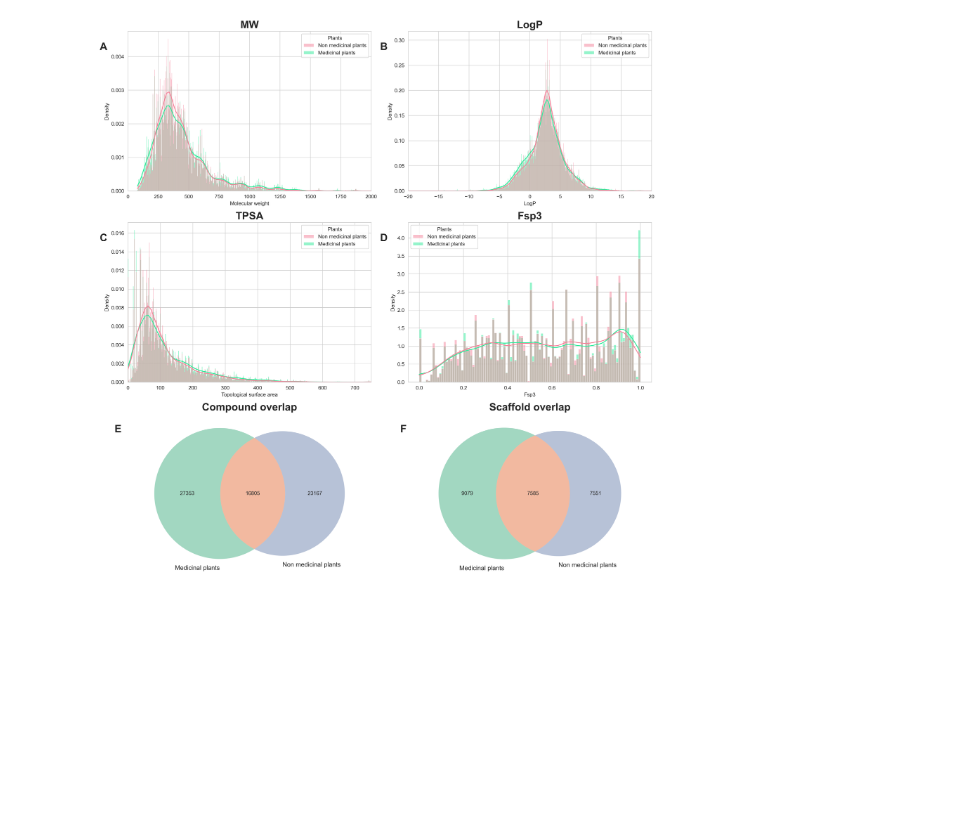
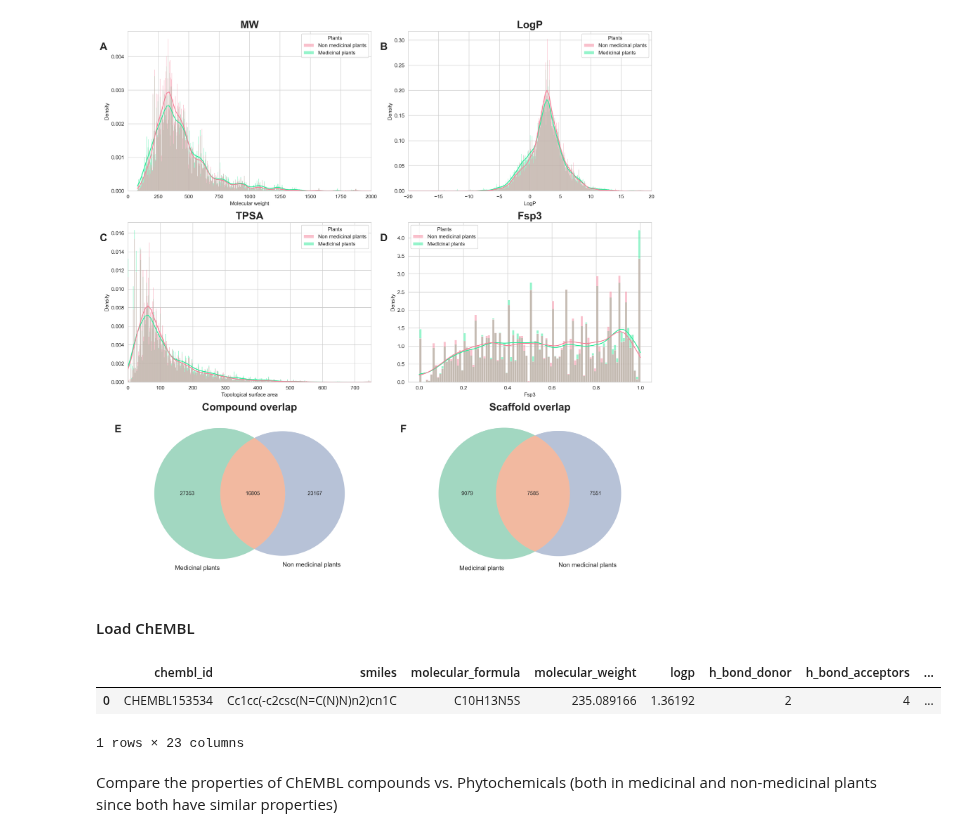
Before and after one commit to enveda/plant-chemical-space, a Jupyter notebook: notebooks/4_chemical_properties_med_vs_non_med.ipynb, the cells around one changed output. Saved outputs shown, nothing was run; the diff lists cells and outputs as text; code cells hidden in the pictures; blank space fills up the shorter version.

```diff
--- a/notebooks/4_chemical_properties_med_vs_non_med.ipynb
+++ b/notebooks/4_chemical_properties_med_vs_non_med.ipynb
@@ -488,3 +488,20 @@ plt.savefig(f'medicinal_vs_non_plants_chemical_properties.png', bbox_inches='tig
 plt.show()
 # %% [output]
 [figure]
+# %% [markdown]
+#### Load ChEMBL
+# %%
+# This file is generated from the ChEMBL SDF file (https://www.ebi.ac.uk/chembl/)
+# version 31, exporting the smiles and generating the properties with RDKit
+chembl = pd.read_csv(
+    's3://enveda-data-kg/others/cdd/chembl_31_with_properties.tsv',
+    sep='\t',
+)
+# %%
+chembl.head(1)
+# %% [output]
+|  | chembl_id | smiles | molecular_formula | molecular_weight | logp | h_bond_donor | h_bond_acceptors | ... |
+| 0 | CHEMBL153534 | Cc1cc(-c2csc(N=C(N)N)n2)cn1C | C10H13N5S | 235.089166 | 1.36192 | 2 | 4 | ... |
+1 rows × 23 columns
+# %% [markdown]
+Compare the properties of ChEMBL compounds vs. Phytochemicals (both in medicinal and non-medicinal plants since both have similar properties)
```
Also changed, not shown: parts of 3 cells of this notebook.
